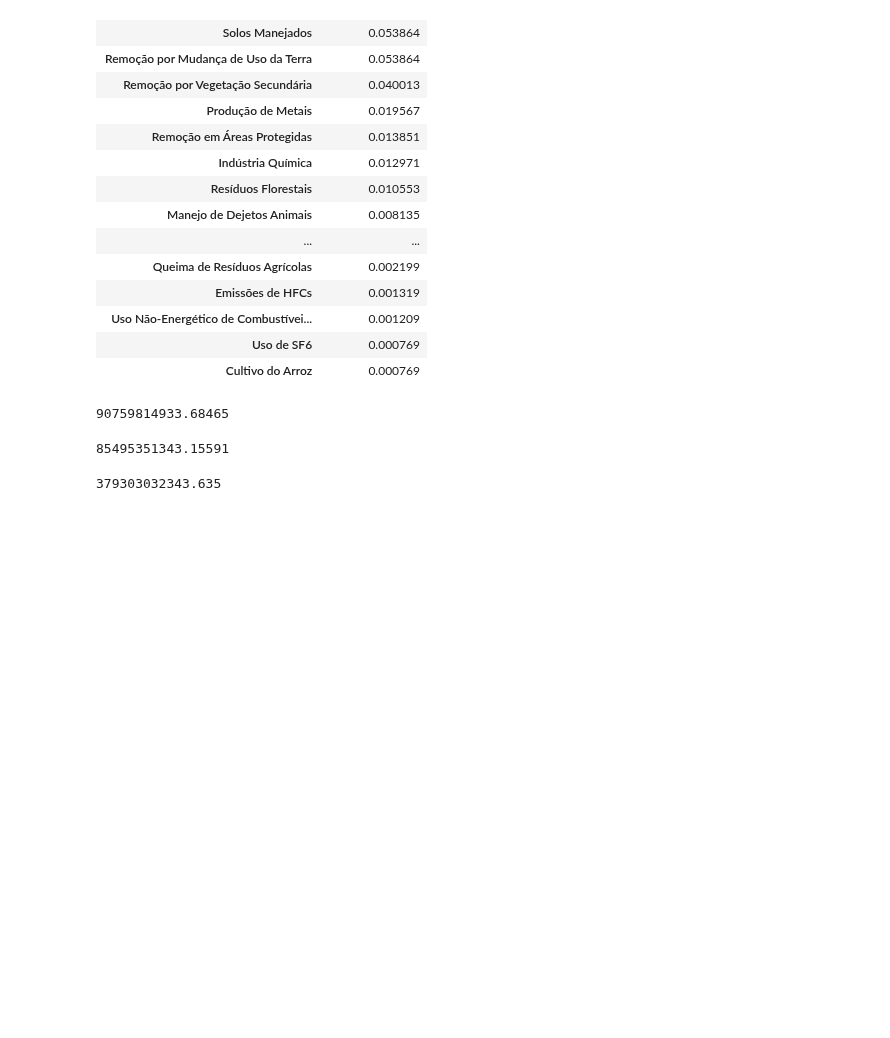
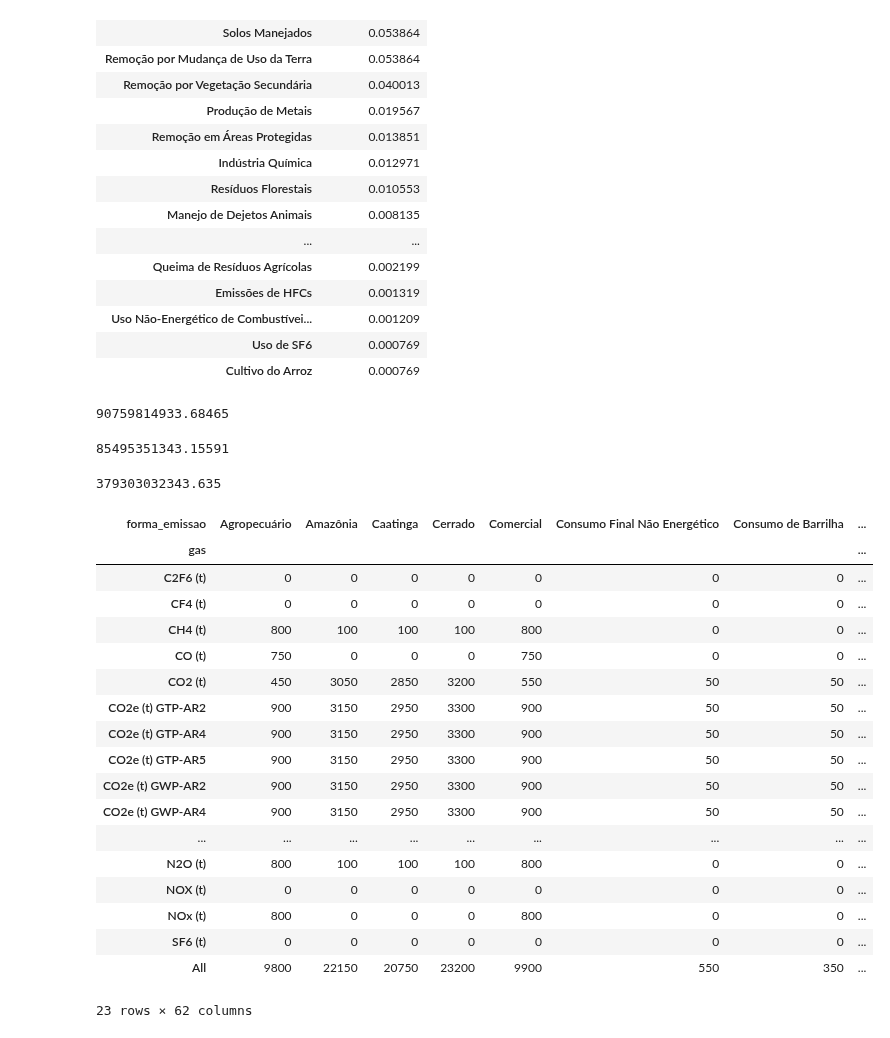
Before and after one commit to Iamiran1/Projeto-2---Ci-ncia-de-Dados, a Jupyter notebook: P2 .ipynb, the cells around one changed output. Cells and saved outputs as stored; diff of their text form; code cells hidden in the pictures; blank space fills up the shorter version.

```diff
--- a/P2 .ipynb
+++ b/P2 .ipynb
@@ -144,3 +144,25 @@ emissores = dados.loc[(dados.setor == 'Mudança de Uso da Terra e Floresta') & (
 emissores.emissao.sum()
 # %% [output]
 379303032343.635
+# %%
+pd.crosstab(dados['gas'], dados['forma_emissao'], margins=True)
+# %% [output]
+| forma_emissao | Agropecuário | Amazônia | Caatinga | Cerrado | Comercial | Consumo Final Não Energético | Consumo de Barrilha | ... |
+| gas |  |  |  |  |  |  |  | ... |
+| C2F6 (t) | 0 | 0 | 0 | 0 | 0 | 0 | 0 | ... |
+| CF4 (t) | 0 | 0 | 0 | 0 | 0 | 0 | 0 | ... |
+| CH4 (t) | 800 | 100 | 100 | 100 | 800 | 0 | 0 | ... |
+| CO (t) | 750 | 0 | 0 | 0 | 750 | 0 | 0 | ... |
+| CO2 (t) | 450 | 3050 | 2850 | 3200 | 550 | 50 | 50 | ... |
+| CO2e (t) GTP-AR2 | 900 | 3150 | 2950 | 3300 | 900 | 50 | 50 | ... |
+| CO2e (t) GTP-AR4 | 900 | 3150 | 2950 | 3300 | 900 | 50 | 50 | ... |
+| CO2e (t) GTP-AR5 | 900 | 3150 | 2950 | 3300 | 900 | 50 | 50 | ... |
+| CO2e (t) GWP-AR2 | 900 | 3150 | 2950 | 3300 | 900 | 50 | 50 | ... |
+| CO2e (t) GWP-AR4 | 900 | 3150 | 2950 | 3300 | 900 | 50 | 50 | ... |
+| ... | ... | ... | ... | ... | ... | ... | ... | ... |
+| N2O (t) | 800 | 100 | 100 | 100 | 800 | 0 | 0 | ... |
+| NOX (t) | 0 | 0 | 0 | 0 | 0 | 0 | 0 | ... |
+| NOx (t) | 800 | 0 | 0 | 0 | 800 | 0 | 0 | ... |
+| SF6 (t) | 0 | 0 | 0 | 0 | 0 | 0 | 0 | ... |
+| All | 9800 | 22150 | 20750 | 23200 | 9900 | 550 | 350 | ... |
+23 rows × 62 columns
```
Also changed, not shown: parts of 1 cell of this notebook.
